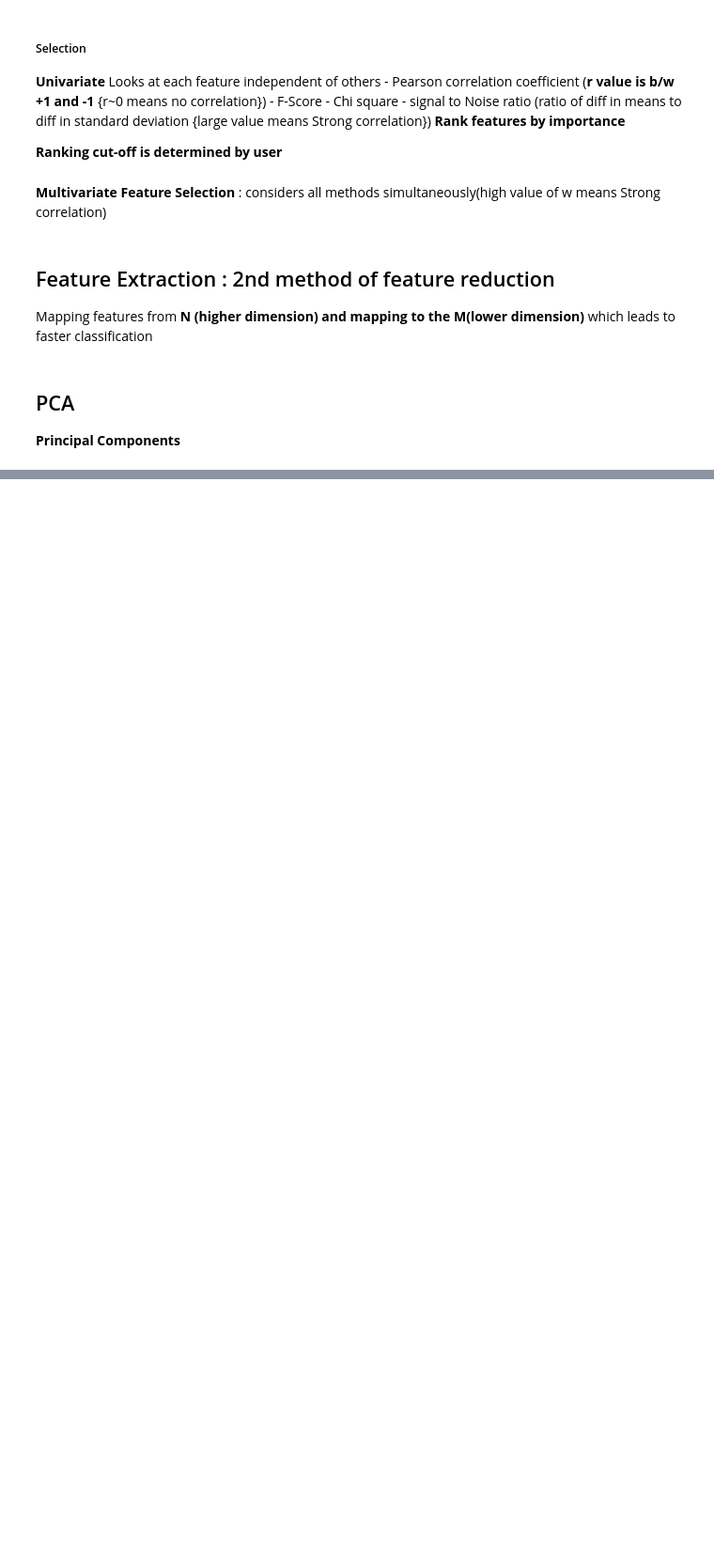
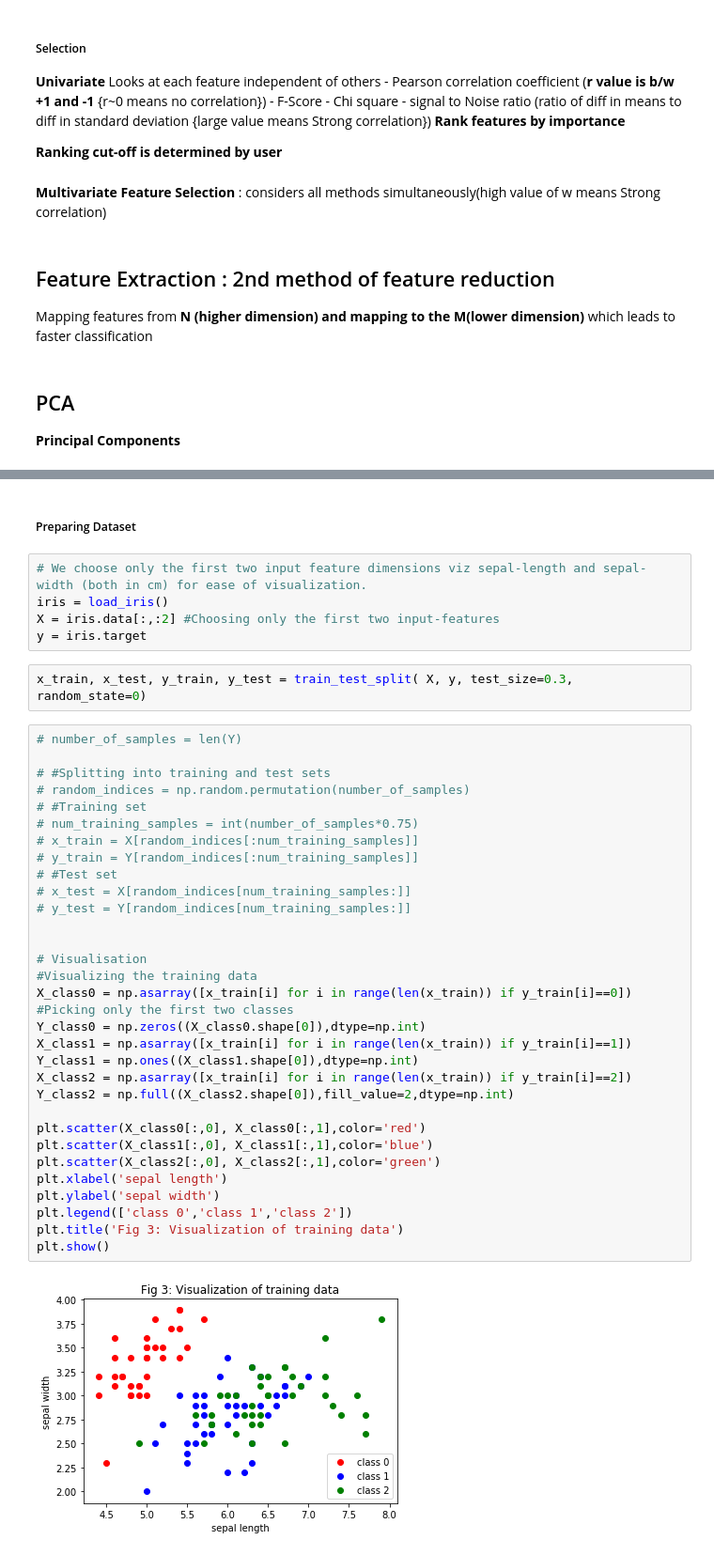
Before and after one commit to laxmankishore/ML-Algorithms, a Jupyter notebook: K Nearest Neighbour.ipynb, the cells around one changed output, grey strips where cells are left out. Shown: that part at 94% size. Cells and saved outputs as stored; diff of their text form; blank space fills up the shorter version.

```diff
--- a/K Nearest Neighbour.ipynb
+++ b/K Nearest Neighbour.ipynb
@@ -146,0 +164,42 @@ Mapping features from **N (higher dimension) and mapping to the M(lower dimensio
+# %% [markdown]
+##### Preparing Dataset
+# %%
+# We choose only the first two input feature dimensions viz sepal-length and sepal-width (both in cm) for ease of visualization.
+iris = load_iris()
+X = iris.data[:,:2] #Choosing only the first two input-features
+y = iris.target
+# %%
+x_train, x_test, y_train, y_test = train_test_split( X, y, test_size=0.3, random_state=0)
+# %%
+# number_of_samples = len(Y)
+
+# #Splitting into training and test sets
+# random_indices = np.random.permutation(number_of_samples)
+# #Training set
+# num_training_samples = int(number_of_samples*0.75)
+# x_train = X[random_indices[:num_training_samples]]
+# y_train = Y[random_indices[:num_training_samples]]
+# #Test set
+# x_test = X[random_indices[num_training_samples:]]
+# y_test = Y[random_indices[num_training_samples:]]
+
+
+# Visualisation
+#Visualizing the training data
+X_class0 = np.asarray([x_train[i] for i in range(len(x_train)) if y_train[i]==0]) #Picking only the first two classes
+Y_class0 = np.zeros((X_class0.shape[0]),dtype=np.int)
+X_class1 = np.asarray([x_train[i] for i in range(len(x_train)) if y_train[i]==1])
+Y_class1 = np.ones((X_class1.shape[0]),dtype=np.int)
+X_class2 = np.asarray([x_train[i] for i in range(len(x_train)) if y_train[i]==2])
+Y_class2 = np.full((X_class2.shape[0]),fill_value=2,dtype=np.int)
+
+plt.scatter(X_class0[:,0], X_class0[:,1],color='red')
+plt.scatter(X_class1[:,0], X_class1[:,1],color='blue')
+plt.scatter(X_class2[:,0], X_class2[:,1],color='green')
+plt.xlabel('sepal length')
+plt.ylabel('sepal width')
+plt.legend(['class 0','class 1','class 2'])
+plt.title('Fig 3: Visualization of training data')
+plt.show()
+# %% [output]
+[figure, added]
```
Also changed, not shown: parts of 28 cells of this notebook.
